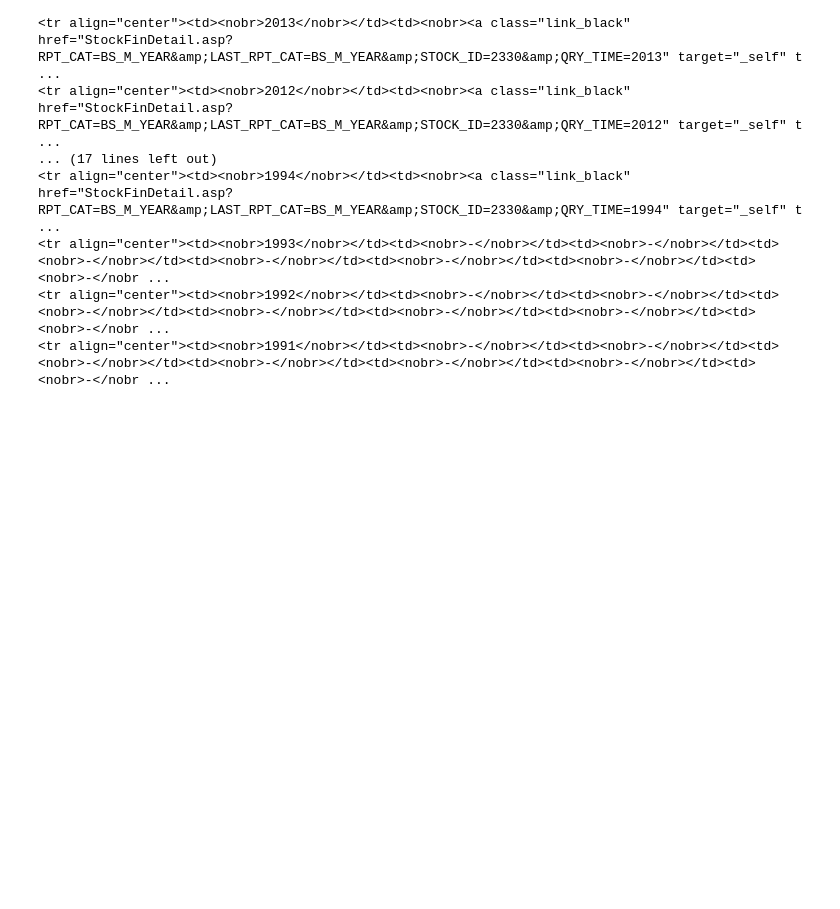
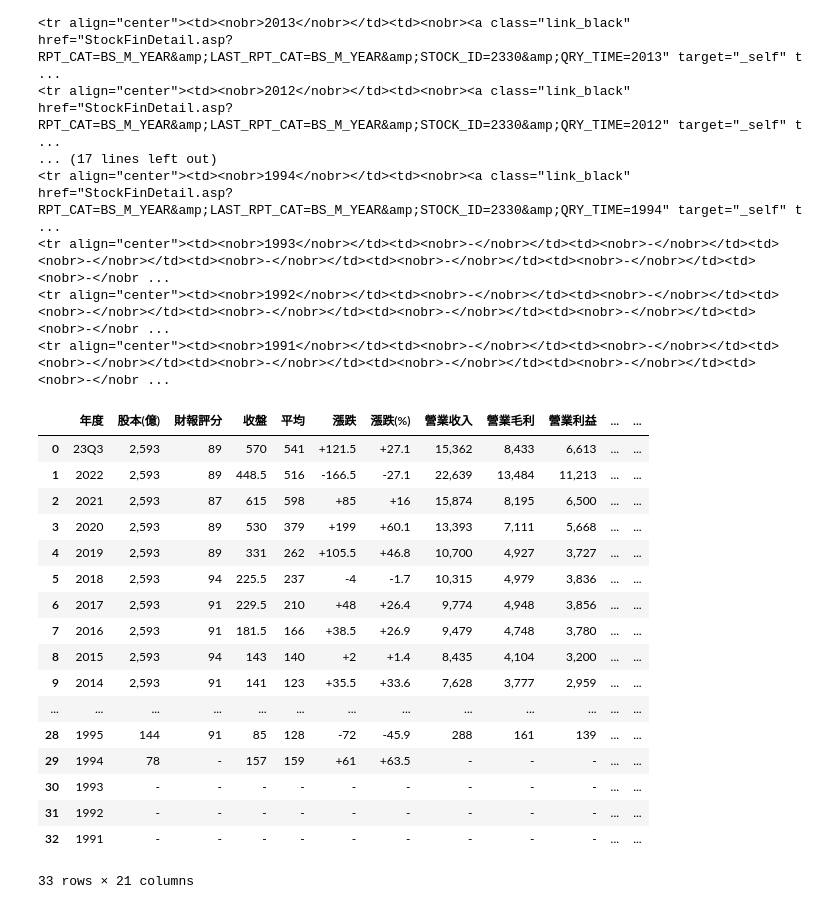
Before and after one commit to chiawei1017/__112_python_chiawei__, a Jupyter notebook: lesson18_3.ipynb, the cells around one changed output. Cells and saved outputs as stored; diff of their text form; code cells hidden in the pictures; blank space fills up the shorter version.

```diff
--- a/lesson18_3.ipynb
+++ b/lesson18_3.ipynb
@@ -51,3 +51,27 @@ with open('台積電.csv',mode='w') as csvFile:
         tdList = item.find_all('td')
         tdRow = [td.string for td in tdList]
         writer.writerow(tdRow)
+# %%
+import pandas as pd
+
+df = pd.read_csv('台積電.csv')
+df
+# %% [output]
+|  | 年度 | 股本(億) | 財報評分 | 收盤 | 平均 | 漲跌 | 漲跌(%) | 營業收入 | 營業毛利 | 營業利益 | ... | ... |
+| 0 | 23Q3 | 2,593 | 89 | 570 | 541 | +121.5 | +27.1 | 15,362 | 8,433 | 6,613 | ... | ... |
+| 1 | 2022 | 2,593 | 89 | 448.5 | 516 | -166.5 | -27.1 | 22,639 | 13,484 | 11,213 | ... | ... |
+| 2 | 2021 | 2,593 | 87 | 615 | 598 | +85 | +16 | 15,874 | 8,195 | 6,500 | ... | ... |
+| 3 | 2020 | 2,593 | 89 | 530 | 379 | +199 | +60.1 | 13,393 | 7,111 | 5,668 | ... | ... |
+| 4 | 2019 | 2,593 | 89 | 331 | 262 | +105.5 | +46.8 | 10,700 | 4,927 | 3,727 | ... | ... |
+| 5 | 2018 | 2,593 | 94 | 225.5 | 237 | -4 | -1.7 | 10,315 | 4,979 | 3,836 | ... | ... |
+| 6 | 2017 | 2,593 | 91 | 229.5 | 210 | +48 | +26.4 | 9,774 | 4,948 | 3,856 | ... | ... |
+| 7 | 2016 | 2,593 | 91 | 181.5 | 166 | +38.5 | +26.9 | 9,479 | 4,748 | 3,780 | ... | ... |
+| 8 | 2015 | 2,593 | 94 | 143 | 140 | +2 | +1.4 | 8,435 | 4,104 | 3,200 | ... | ... |
+| 9 | 2014 | 2,593 | 91 | 141 | 123 | +35.5 | +33.6 | 7,628 | 3,777 | 2,959 | ... | ... |
+| ... | ... | ... | ... | ... | ... | ... | ... | ... | ... | ... | ... | ... |
+| 28 | 1995 | 144 | 91 | 85 | 128 | -72 | -45.9 | 288 | 161 | 139 | ... | ... |
+| 29 | 1994 | 78 | - | 157 | 159 | +61 | +63.5 | - | - | - | ... | ... |
+| 30 | 1993 | - | - | - | - | - | - | - | - | - | ... | ... |
+| 31 | 1992 | - | - | - | - | - | - | - | - | - | ... | ... |
+| 32 | 1991 | - | - | - | - | - | - | - | - | - | ... | ... |
+33 rows × 21 columns
```
Also changed, not shown: parts of 4 cells of this notebook.
